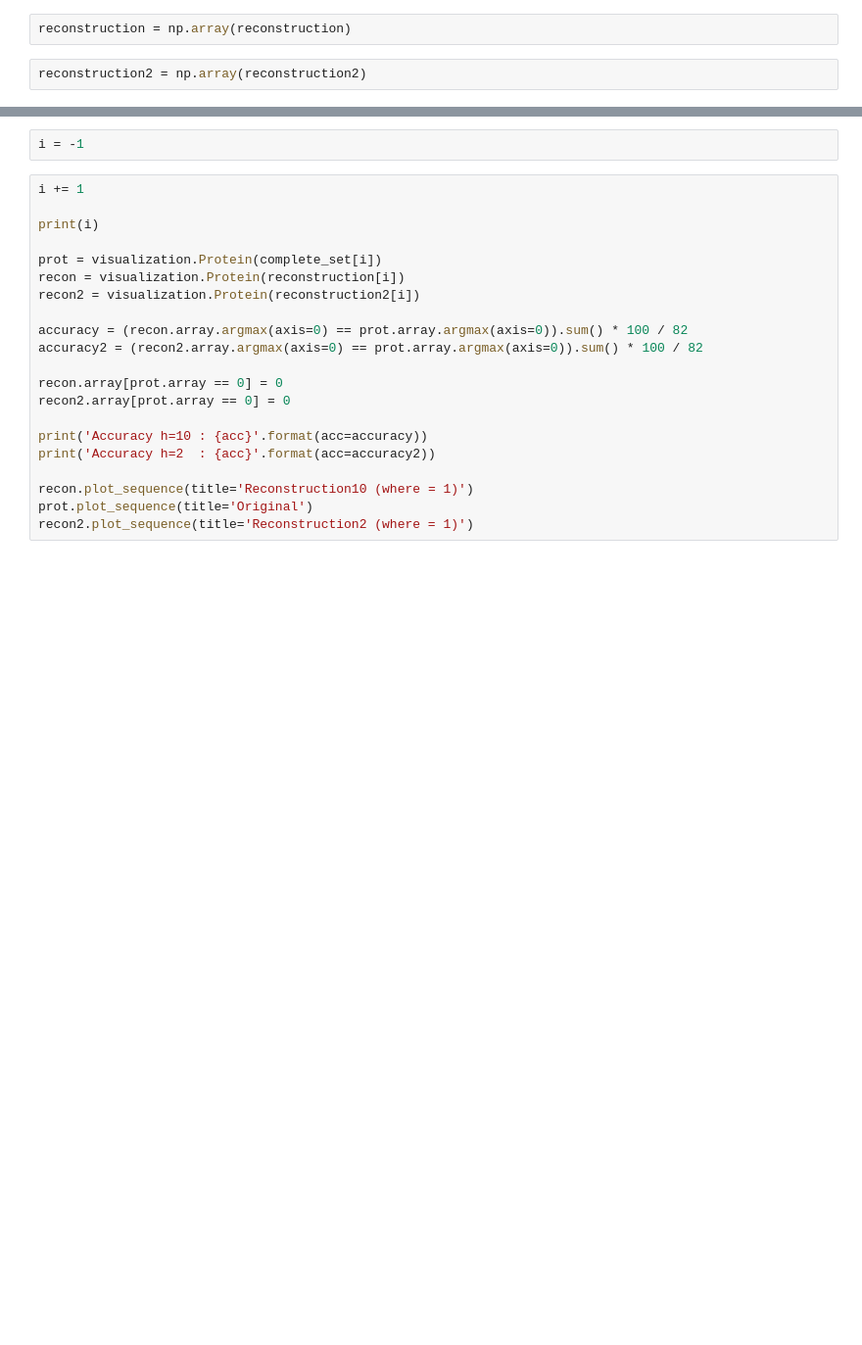
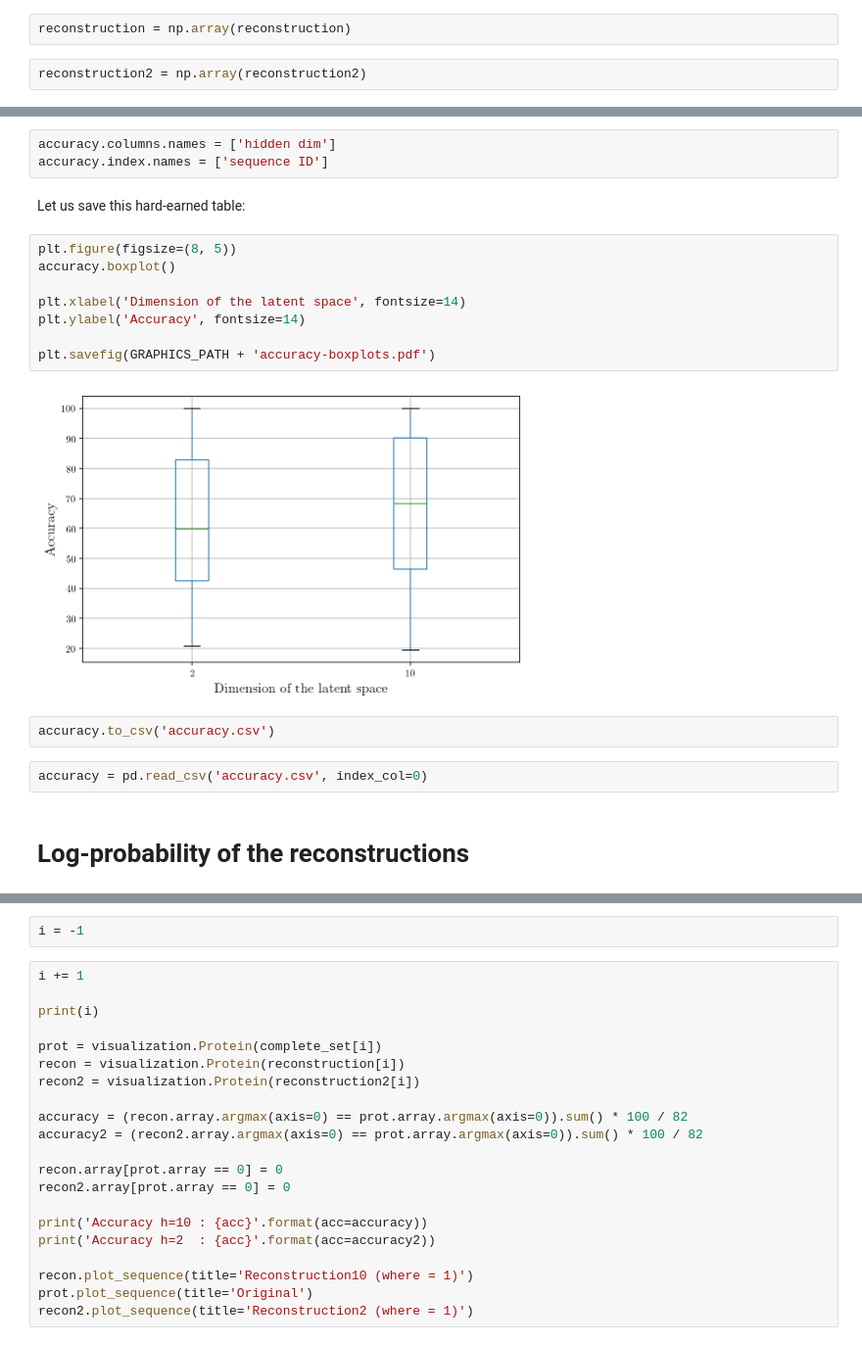
Before and after one commit to bdura/pgm-project, a Jupyter notebook: notebooks/Visualization.ipynb, the cells around one changed output, grey strips where cells are left out. Shown at 98% size. Cells and saved outputs as stored; diff of their text form; blank space fills up the shorter version.

```diff
--- a/notebooks/Visualization.ipynb
+++ b/notebooks/Visualization.ipynb
@@ -88,0 +108,21 @@ accuracy.describe()
+# %%
+accuracy.columns.names = ['hidden dim']
+accuracy.index.names = ['sequence ID']
+# %% [markdown]
+Let us save this hard-earned table:
+# %%
+plt.figure(figsize=(8, 5))
+accuracy.boxplot()
+
+plt.xlabel('Dimension of the latent space', fontsize=14)
+plt.ylabel('Accuracy', fontsize=14)
+
+plt.savefig(GRAPHICS_PATH + 'accuracy-boxplots.pdf')
+# %% [output]
+[figure, added]
+# %%
+accuracy.to_csv('accuracy.csv')
+# %%
+accuracy = pd.read_csv('accuracy.csv', index_col=0)
+# %% [markdown]
+# Log-probability of the reconstructions
```
Also changed, not shown: parts of 14 cells of this notebook, 3 other files.
